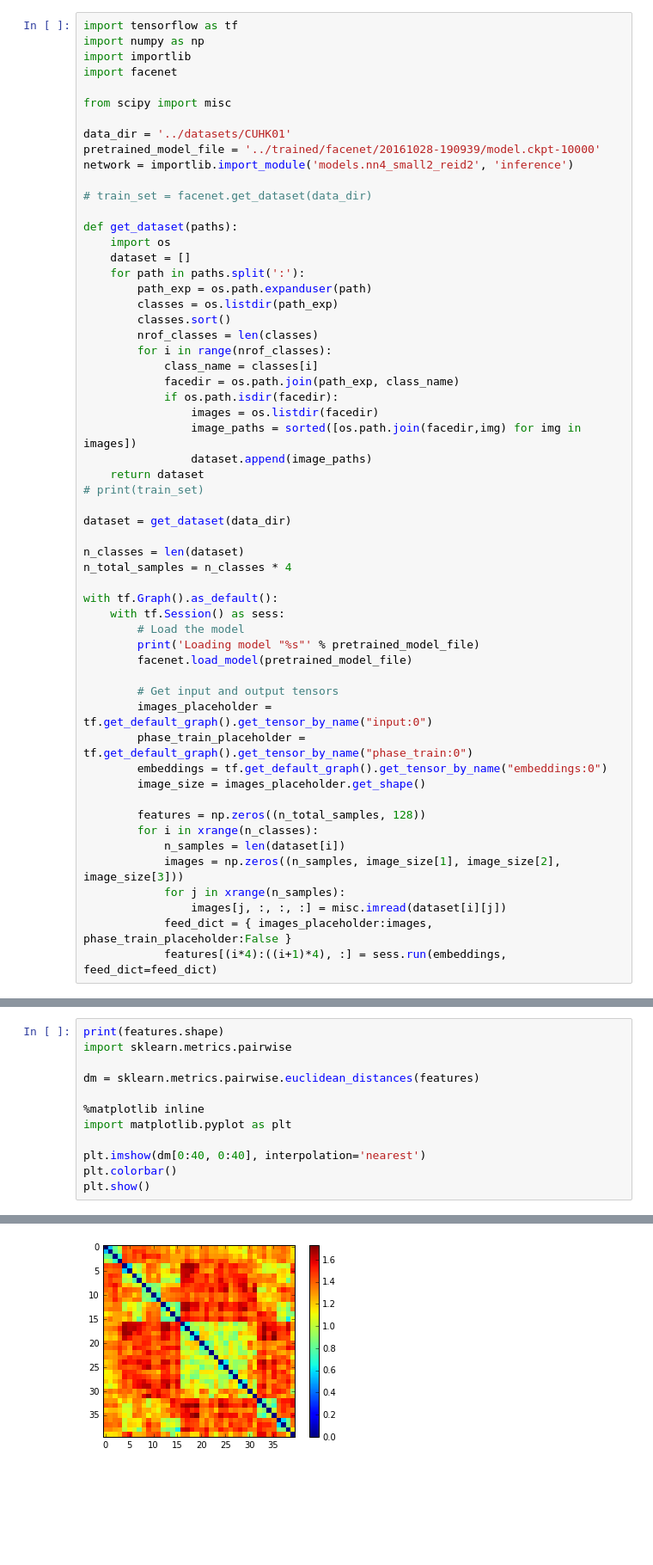
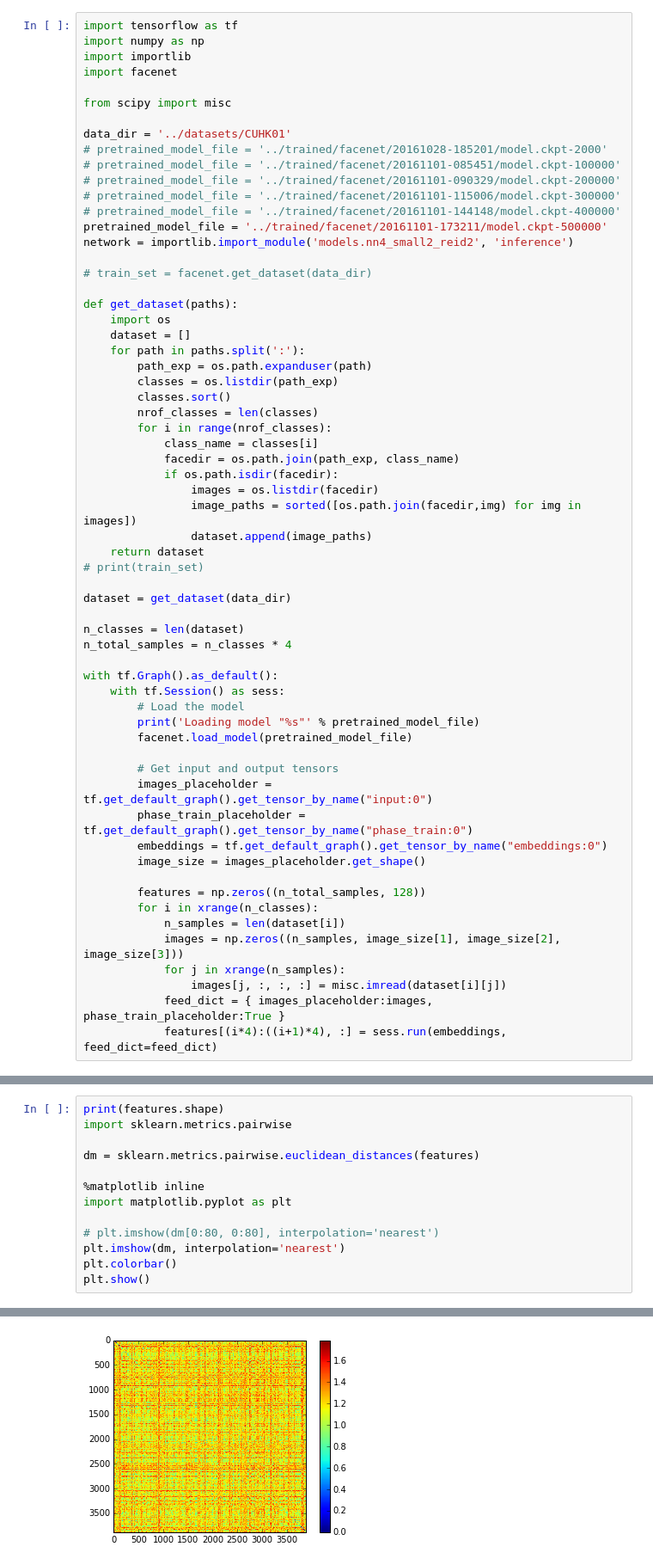
Before and after one commit to seonho/facenet, a Jupyter notebook: src/test_invariance_on_CUHK01.ipynb, the cells around one changed output, grey strips where cells are left out. Shown at 86% size. Saved outputs shown, nothing was run; the diff lists cells and outputs as text; blank space fills up the shorter version.

Commit message:
Add new model

```diff
--- a/src/test_invariance_on_CUHK01.ipynb
+++ b/src/test_invariance_on_CUHK01.ipynb
@@ -7,7 +7,12 @@ import facenet
 from scipy import misc
 
 data_dir = '../datasets/CUHK01'
-pretrained_model_file = '../trained/facenet/20161028-190939/model.ckpt-10000'
+# pretrained_model_file = '../trained/facenet/20161028-185201/model.ckpt-2000'
+# pretrained_model_file = '../trained/facenet/20161101-085451/model.ckpt-100000'
+# pretrained_model_file = '../trained/facenet/20161101-090329/model.ckpt-200000'
+# pretrained_model_file = '../trained/facenet/20161101-115006/model.ckpt-300000'
+# pretrained_model_file = '../trained/facenet/20161101-144148/model.ckpt-400000'
+pretrained_model_file = '../trained/facenet/20161101-173211/model.ckpt-500000'
 network = importlib.import_module('models.nn4_small2_reid2', 'inference')
 
 # train_set = facenet.get_dataset(data_dir)
@@ -53,6 +58,6 @@ with tf.Graph().as_default():
             images = np.zeros((n_samples, image_size[1], image_size[2], image_size[3]))
             for j in xrange(n_samples):
                 images[j, :, :, :] = misc.imread(dataset[i][j])
-            feed_dict = { images_placeholder:images, phase_train_placeholder:False }
+            feed_dict = { images_placeholder:images, phase_train_placeholder:True }
             features[(i*4):((i+1)*4), :] = sess.run(embeddings, feed_dict=feed_dict)
 # %% [output]
@@ -60,15 +65,16 @@ Loading model "../trained/facenet/20161028-190939/model.ckpt-10000"
 # %%
 print(features.shape)
 import sklearn.metrics.pairwise
 
 dm = sklearn.metrics.pairwise.euclidean_distances(features)
 
 %matplotlib inline
 import matplotlib.pyplot as plt
 
-plt.imshow(dm[0:40, 0:40], interpolation='nearest')
+# plt.imshow(dm[0:80, 0:80], interpolation='nearest')
+plt.imshow(dm, interpolation='nearest')
 plt.colorbar()
 plt.show()
 # %% [output]
 (3884, 128)
-[figure, old version]
+[figure, new version]
```
Also changed, not shown: parts of 2 cells of this notebook, 12 other files.
